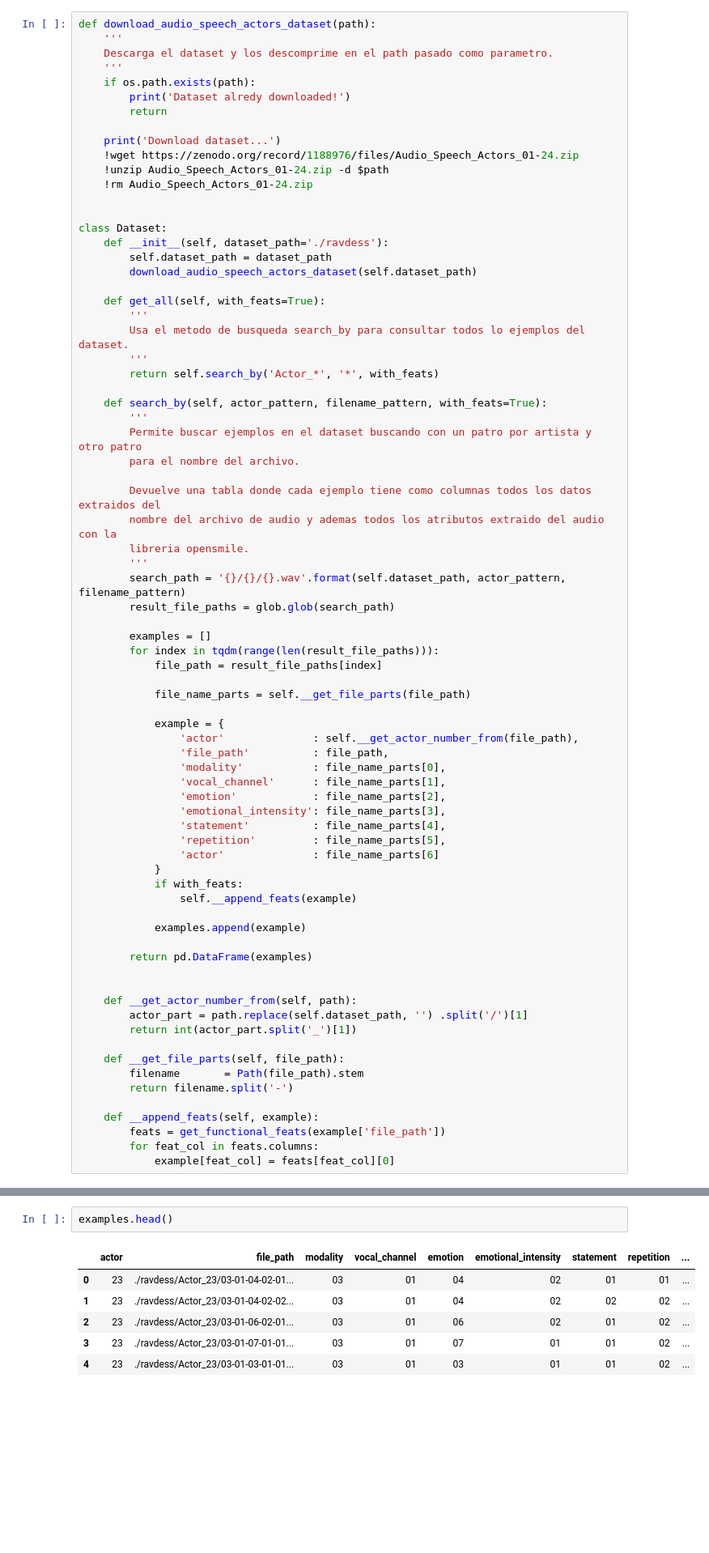
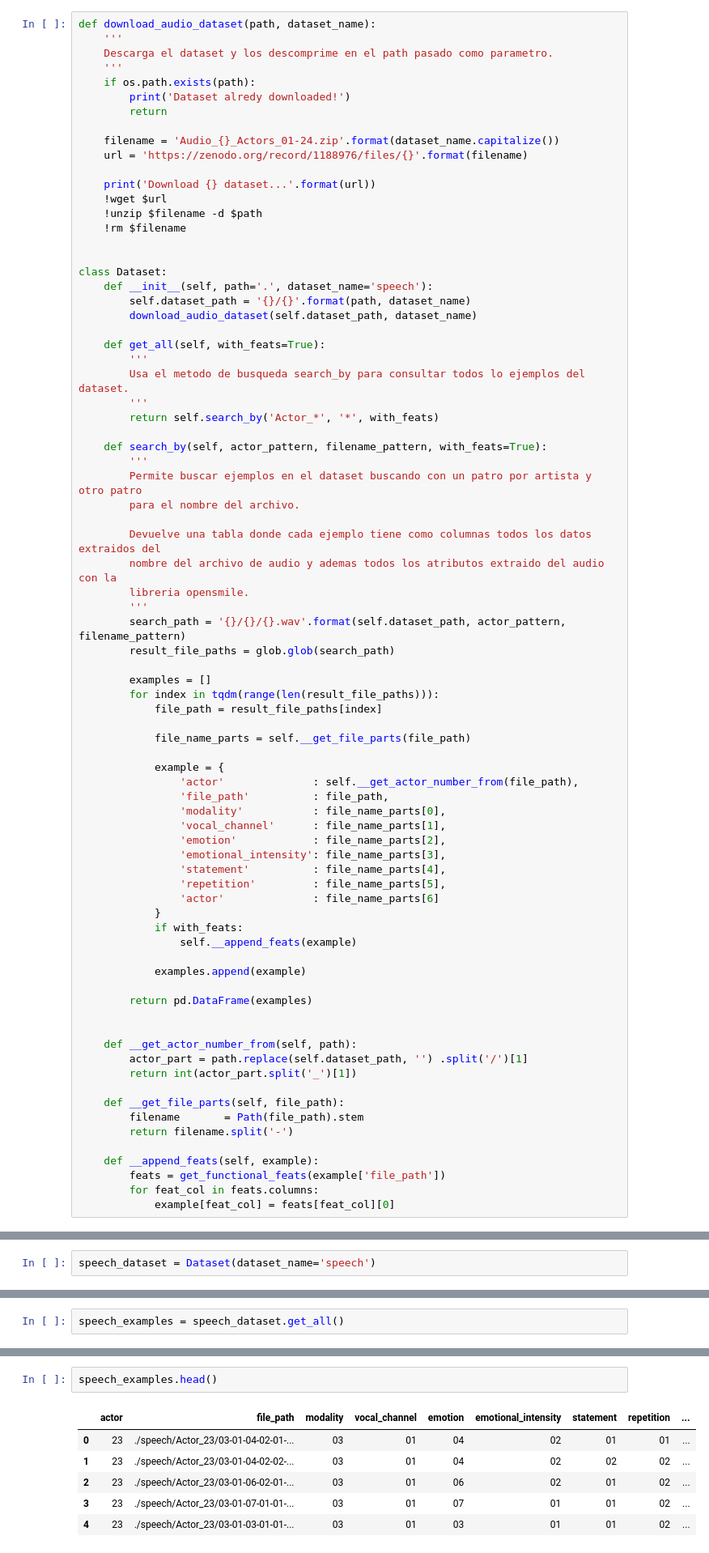
Before and after one commit to magistery-tps/aa-tp2, a Jupyter notebook: notebooks/generar-dataset.ipynb, the cells around one changed output, grey strips where cells are left out. Shown at 81% size. Saved outputs shown, nothing was run; the diff lists cells and outputs as text; blank space fills up the shorter version.

```diff
--- a/notebooks/generar-dataset.ipynb
+++ b/notebooks/generar-dataset.ipynb
@@ -72,7 +72,7 @@ def play(example):
 # %% [markdown]
 ### Dataset
 # %%
-def download_audio_speech_actors_dataset(path):
+def download_audio_dataset(path, dataset_name):
     '''
     Descarga el dataset y los descomprime en el path pasado como parametro.
     '''
@@ -80,16 +80,19 @@ def download_audio_speech_actors_dataset(path):
         print('Dataset alredy downloaded!')
         return
 
-    print('Download dataset...')
-    !wget https://zenodo.org/record/1188976/files/Audio_Speech_Actors_01-24.zip
-    !unzip Audio_Speech_Actors_01-24.zip -d $path
-    !rm Audio_Speech_Actors_01-24.zip
+    filename = 'Audio_{}_Actors_01-24.zip'.format(dataset_name.capitalize())
+    url = 'https://zenodo.org/record/1188976/files/{}'.format(filename)
+
+    print('Download {} dataset...'.format(url))
+    !wget $url
+    !unzip $filename -d $path
+    !rm $filename
 
 
 class Dataset:
-    def __init__(self, dataset_path='./ravdess'):
-        self.dataset_path = dataset_path
-        download_audio_speech_actors_dataset(self.dataset_path)
+    def __init__(self, path='.', dataset_name='speech'):
+        self.dataset_path = '{}/{}'.format(path, dataset_name)
+        download_audio_dataset(self.dataset_path, dataset_name)
 
     def get_all(self, with_feats=True):
         '''
@@ -154,0 +154,2 @@ Dataset alredy downloaded!
+# %%
+speech_dataset = Dataset(dataset_name='speech')
@@ -158,0 +164,2 @@ examples = dataset.get_all()
+# %%
+speech_examples = speech_dataset.get_all()
@@ -159,10 +168,10 @@ examples = dataset.get_all()
 # %%
-examples.head()
+speech_examples.head()
 # %% [output]
 |  | actor | file_path | modality | vocal_channel | emotion | emotional_intensity | statement | repetition | ... |
-| 0 | 23 | ./ravdess/Actor_23/03-01-04-02-01... | 03 | 01 | 04 | 02 | 01 | 01 | ... |
-| 1 | 23 | ./ravdess/Actor_23/03-01-04-02-02... | 03 | 01 | 04 | 02 | 02 | 02 | ... |
-| 2 | 23 | ./ravdess/Actor_23/03-01-06-02-01... | 03 | 01 | 06 | 02 | 01 | 02 | ... |
-| 3 | 23 | ./ravdess/Actor_23/03-01-07-01-01... | 03 | 01 | 07 | 01 | 01 | 02 | ... |
-| 4 | 23 | ./ravdess/Actor_23/03-01-03-01-01... | 03 | 01 | 03 | 01 | 01 | 02 | ... |
+| 0 | 23 | ./speech/Actor_23/03-01-04-02-01-... | 03 | 01 | 04 | 02 | 01 | 01 | ... |
+| 1 | 23 | ./speech/Actor_23/03-01-04-02-02-... | 03 | 01 | 04 | 02 | 02 | 02 | ... |
+| 2 | 23 | ./speech/Actor_23/03-01-06-02-01-... | 03 | 01 | 06 | 02 | 01 | 02 | ... |
+| 3 | 23 | ./speech/Actor_23/03-01-07-01-01-... | 03 | 01 | 07 | 01 | 01 | 02 | ... |
+| 4 | 23 | ./speech/Actor_23/03-01-03-01-01-... | 03 | 01 | 03 | 01 | 01 | 02 | ... |
 5 rows × 99 columns
```
Also changed, not shown: parts of 17 cells of this notebook, 3 other files.
